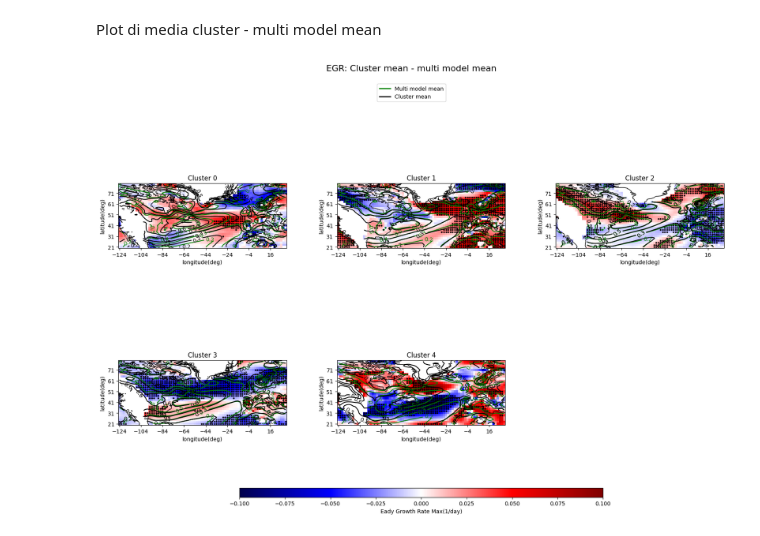
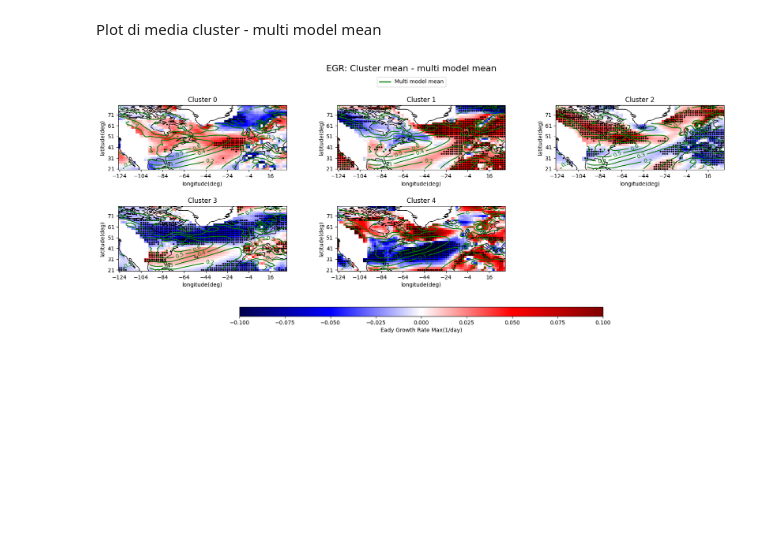
Before and after one commit to sbeltrami/tesi, a Jupyter notebook: bootstrap_egr_results.ipynb, the cells around one changed output. Drawn from its saved outputs; the diff is of its cells as text; code cells hidden in the pictures; blank space fills up the shorter version.

```diff
--- a/bootstrap_egr_results.ipynb
+++ b/bootstrap_egr_results.ipynb
@@ -262,7 +262,7 @@ k = 0 #indice per cluster
 lon=diff_cluster0.lon
 lat=diff_cluster0.lat
 #plot di diff, cioè la differenza tra il cluster medio e la media della distribuzione bootstrap --> in più ci metto anche i punti di significatività
-fig, ax = plt.subplots(nrows=2,ncols=3,figsize=(20,14),subplot_kw={"projection": ccrs.PlateCarree()}) #trasformazione cartografica = lonxlat
+fig, ax = plt.subplots(nrows=2,ncols=3,figsize=(20,8),subplot_kw={"projection": ccrs.PlateCarree()}) #trasformazione cartografica = lonxlat
 fig.subplots_adjust(hspace=0.5, wspace=0.3)
 #ax[0,0]
 plot_mod = ax[0,0].pcolormesh(diff_cluster0.lon, diff_cluster0.lat, diff_cluster0,vmin=v_min, vmax=v_max,cmap='seismic')
@@ -271,8 +271,8 @@ coords = np.where(matrix10_cluster0 == 1) #array di valori di longitudini e lati
 ax[0,0].plot(diff_cluster0.lon[coords[1]], diff_cluster0.lat[coords[0]], marker='o', color='black', markersize=2, linestyle='None', transform=ccrs.PlateCarree())
 contour_models = ax[0,0].contour(lon,lat, array_mean_cluster0, colors='g') #lon,lat
 ax[0,0].clabel(contour_models, fmt='%1.1f')
-contour_cluster = ax[0,0].contour(lon,lat, mean_cluster0, colors='black') #lon,lat
-ax[0,0].clabel(contour_cluster, fmt='%1.1f')
+#contour_cluster = ax[0,0].contour(lon,lat, mean_cluster0, colors='black') #lon,lat
+#ax[0,0].clabel(contour_cluster, fmt='%1.1f')
 
 #ax[0,1]
 ax[0,1].pcolormesh(diff_cluster1.lon, diff_cluster1.lat, diff_cluster1,vmin=v_min, vmax=v_max,cmap='seismic')
@@ -280,8 +280,8 @@ coords = np.where(matrix10_cluster1 == 1)
 ax[0,1].plot(diff_cluster1.lon[coords[1]], diff_cluster1.lat[coords[0]], marker='o', color='black', markersize=2, linestyle='None', transform=ccrs.PlateCarree())
 contour_models = ax[0,1].contour(lon,lat, array_mean_cluster1, colors='g') #lon,lat
 ax[0,1].clabel(contour_models, fmt='%1.1f')
-contour_cluster = ax[0,1].contour(lon,lat, mean_cluster1, colors='black') #lon,lat
-ax[0,1].clabel(contour_cluster, fmt='%1.1f')
+#contour_cluster = ax[0,1].contour(lon,lat, mean_cluster1, colors='black') #lon,lat
+#ax[0,1].clabel(contour_cluster, fmt='%1.1f')
 
 #ax[0,2]
 ax[0,2].pcolormesh(diff_cluster2.lon, diff_cluster2.lat, diff_cluster2,vmin=v_min, vmax=v_max,cmap='seismic')
@@ -289,8 +289,8 @@ coords = np.where(matrix10_cluster2 == 1)
 ax[0,2].plot(diff_cluster2.lon[coords[1]], diff_cluster2.lat[coords[0]], marker='o', color='black', markersize=2, linestyle='None', transform=ccrs.PlateCarree())
 contour_models = ax[0,2].contour(lon,lat, array_mean_cluster2, colors='g') #lon,lat
 ax[0,2].clabel(contour_models, fmt='%1.1f')
-contour_cluster = ax[0,2].contour(lon,lat, mean_cluster2, colors='black') #lon,lat
-ax[0,2].clabel(contour_cluster, fmt='%1.1f')
+#contour_cluster = ax[0,2].contour(lon,lat, mean_cluster2, colors='black') #lon,lat
+#ax[0,2].clabel(contour_cluster, fmt='%1.1f')
 
 #ax[1,0]
 ax[1,0].pcolormesh(diff_cluster3.lon, diff_cluster3.lat, diff_cluster3,vmin=v_min, vmax=v_max,cmap='seismic')
@@ -298,38 +298,39 @@ coords = np.where(matrix10_cluster3 == 1)
 ax[1,0].plot(diff_cluster3.lon[coords[1]], diff_cluster3.lat[coords[0]], marker='o', color='black', markersize=2, linestyle='None', transform=ccrs.PlateCarree())
 contour_models = ax[1,0].contour(lon,lat, array_mean_cluster3, colors='g') #lon,lat
 ax[1,0].clabel(contour_models, fmt='%1.1f')
-contour_cluster = ax[1,0].contour(lon,lat, mean_cluster3, colors='black') #lon,lat
-ax[1,0].clabel(contour_cluster, fmt='%1.1f')
+#contour_cluster = ax[1,0].contour(lon,lat, mean_cluster3, colors='black') #lon,lat
+#ax[1,0].clabel(contour_cluster, fmt='%1.1f')
 
 #ax[1,1]
 ax[1,1].pcolormesh(diff_cluster4.lon, diff_cluster4.lat, diff_cluster4,vmin=v_min, vmax=v_max,cmap='seismic')
 coords = np.where(matrix10_cluster4 == 1)
 ax[1,1].plot(diff_cluster4.lon[coords[1]], diff_cluster4.lat[coords[0]], marker='o', color='black', markersize=2, linestyle='None', transform=ccrs.PlateCarree())
 contour_models = ax[1,1].contour(lon,lat, array_mean_cluster4, colors='g') #lon,lat
 ax[1,1].clabel(contour_models, fmt='%1.1f')
-contour_cluster = ax[1,1].contour(lon,lat, mean_cluster4, colors='black') #lon,lat
-ax[1,1].clabel(contour_cluster, fmt='%1.1f')
+#contour_cluster = ax[1,1].contour(lon,lat, mean_cluster4, colors='black') #lon,lat
+#ax[1,1].clabel(contour_cluster, fmt='%1.1f')
 
 #Imposto valori su assi e titolo
 for i in range(2):
     for j in range(3):
         ax[i,j].set_xticks(np.arange(diff_cluster0.lon.min(),diff_cluster0.lon.max(), 20))
         ax[i,j].set_yticks(np.arange(diff_cluster0.lat.min(),diff_cluster0.lat.max(), 10))
         ax[i,j].coastlines() #gca = get current axis
         ax[i,j].set_ylabel('latitude(deg)')
         ax[i,j].set_xlabel('longitude(deg)')
         ax[i,j].set_title(f'Cluster {k}')
         k = k + 1 #aggiorno indice per cluster
 
 # Creazione di un oggetto Line2D per la legenda
 green_line = Line2D([0], [0], color='green', lw=2, label='Multi model mean')
-black_line = Line2D([0], [0], color='black', lw=2, label='Cluster mean')
+#black_line = Line2D([0], [0], color='black', lw=2, label='Cluster mean')
 # Aggiungo la legenda al plot
-fig.legend(handles=[green_line,black_line],loc='upper center', bbox_to_anchor=(0.5, 0.97), ncol=1)
+#fig.legend(handles=[green_line,black_line],loc='upper center', bbox_to_anchor=(0.5, 0.97), ncol=1)
+fig.legend(handles=[green_line],loc='upper center', bbox_to_anchor=(0.5, 0.97), ncol=1)
     # Titolo
 fig.colorbar(plot_mod,ax=ax, orientation='horizontal', shrink=0.6, aspect=40).set_label('Eady Growth Rate Max(1/day)')
 fig.suptitle('EGR: Cluster mean - multi model mean', fontsize=16, y=1)
 fig.savefig('bootstrap_egr.pdf', format='pdf')
 ax[1,2].remove()
 # %% [output]
-[figure, old version]
+[figure, new version]
```
Also changed, not shown: 4 other files.
